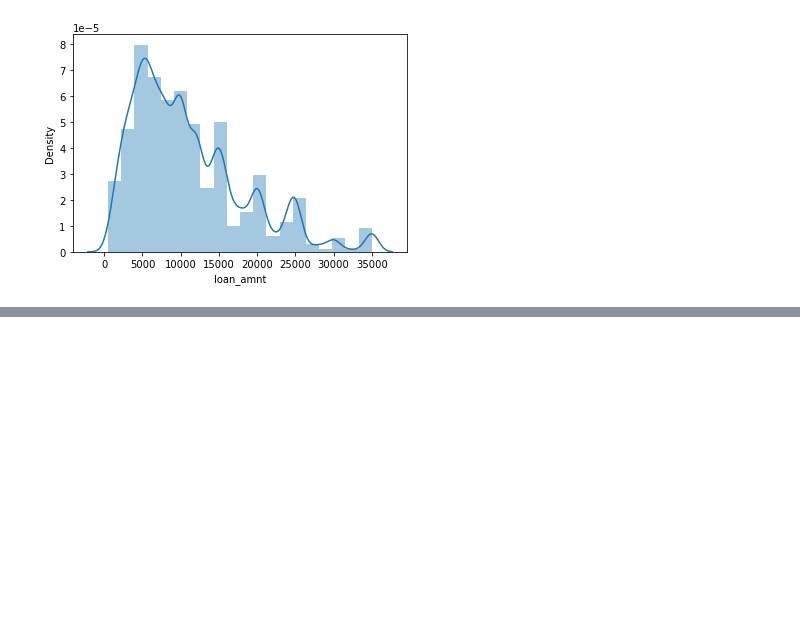
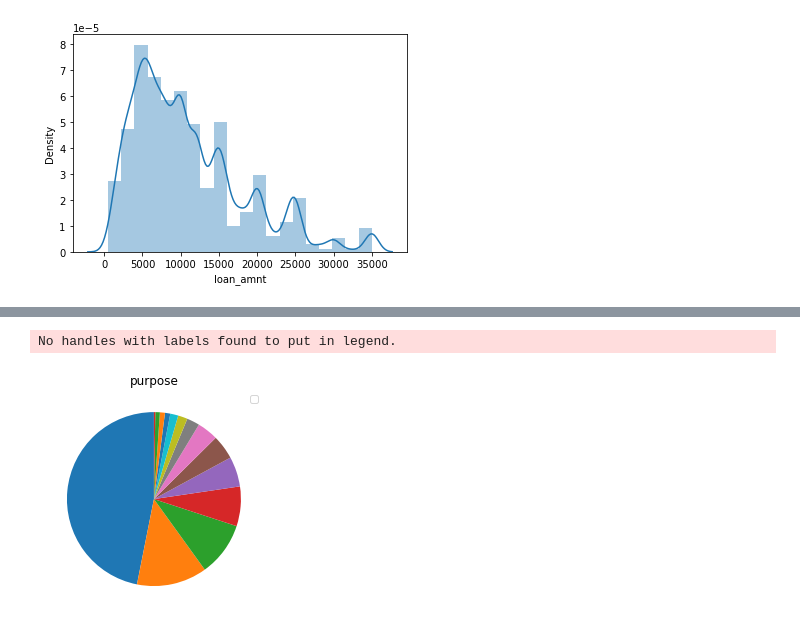
Before and after one commit to Prithvi25298/Lending-Club-Case-Study, a Jupyter notebook: assignment1mark2.ipynb, the cells around one changed output, grey strips where cells are left out. Cells and saved outputs as stored; diff of their text form; code cells hidden in the pictures; blank space fills up the shorter version.

```diff
--- a/assignment1mark2.ipynb
+++ b/assignment1mark2.ipynb
@@ -583,0 +610,8 @@ dfloannotdefault = dfloan[dfloan.loan_status == "Fully Paid"]
+# %%
+plt.pie(dfloan['purpose'].value_counts(),startangle=90)
+plt.title('purpose')
+plt.legend()
+plt.show()
+# %% [output]
+No handles with labels found to put in legend.
+[figure, added]
```
Also changed, not shown: parts of 36 cells of this notebook.
